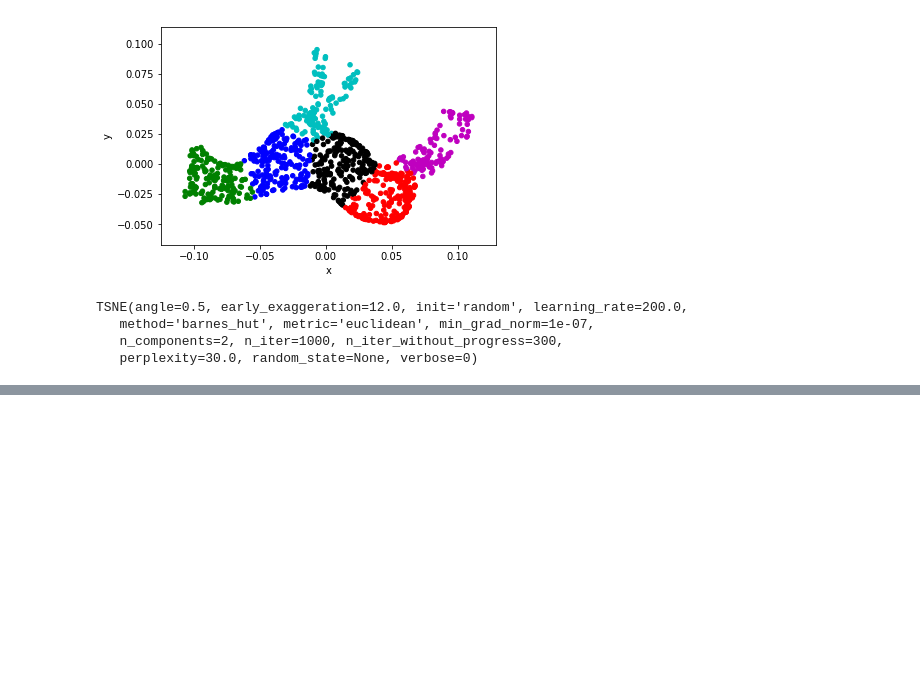
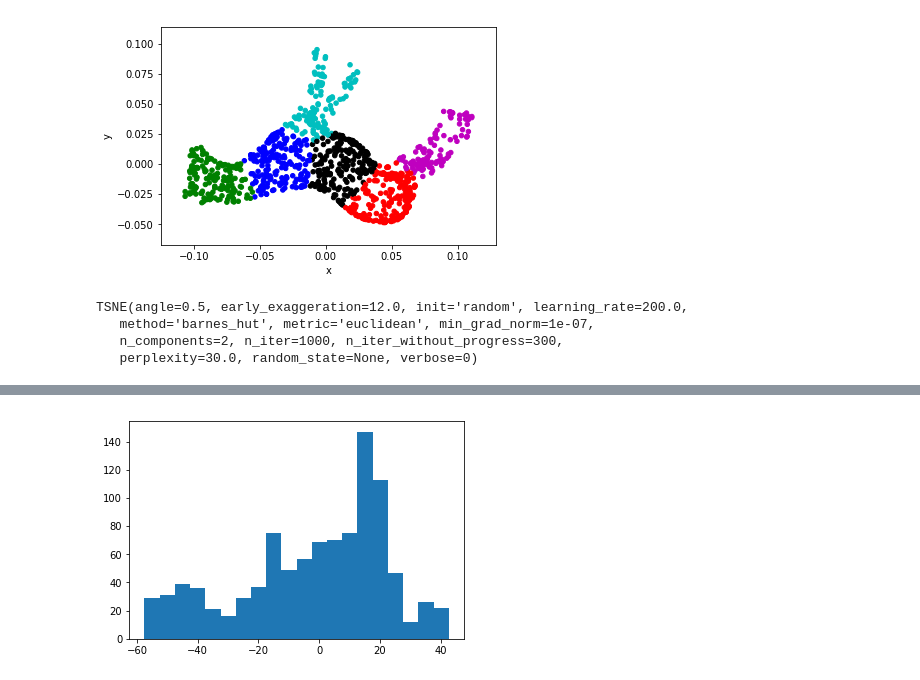
Before and after one commit to hackoregon/civicu-machine-learning, a Jupyter notebook: lessons/03-Dimension-Reduction/Dimension Reduction -- 3D Point Cloud to 2D Projection.ipynb, the cells around one changed output, grey strips where cells are left out. Saved outputs shown, nothing was run; the diff lists cells and outputs as text; code cells hidden in the pictures; blank space fills up the shorter version.

```diff
--- a/lessons/03-Dimension-Reduction/Dimension Reduction -- 3D Point Cloud to 2D Projection.ipynb
+++ b/lessons/03-Dimension-Reduction/Dimension Reduction -- 3D Point Cloud to 2D Projection.ipynb
@@ -80,0 +86,5 @@ AttributeError: 'TSNE' object has no attribute 'predict'
+# %%
+plt.hist(tsne.embedding_[:,1], bins=20)
+plt.show()
+# %% [output]
+[figure, added]
```
Also changed, not shown: parts of 3 cells of this notebook, 2 other files.
